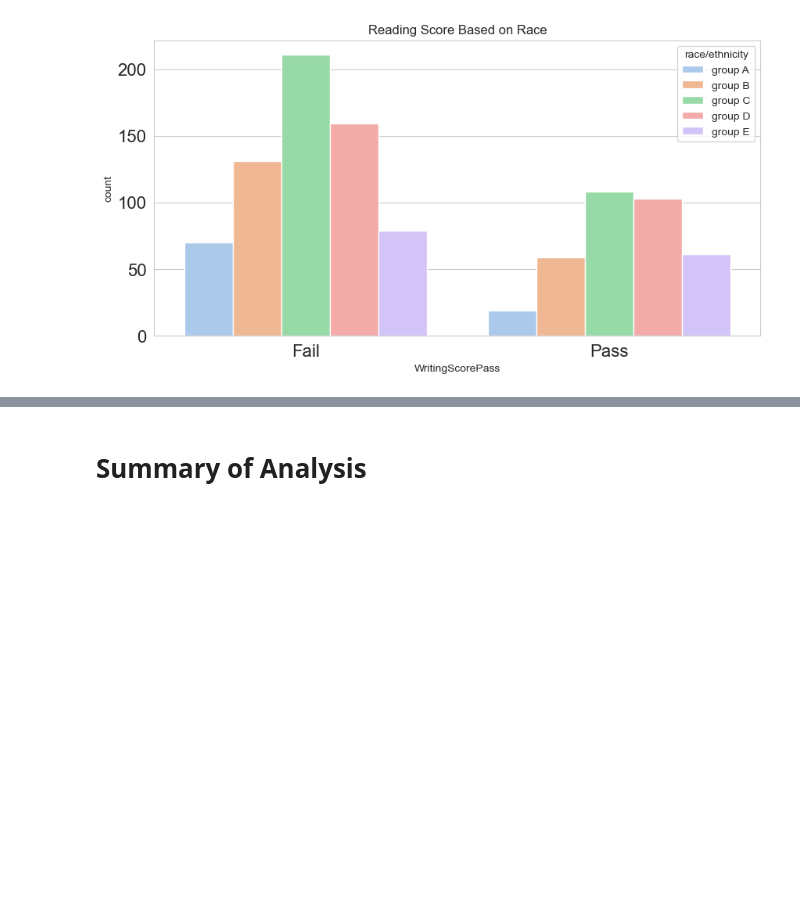
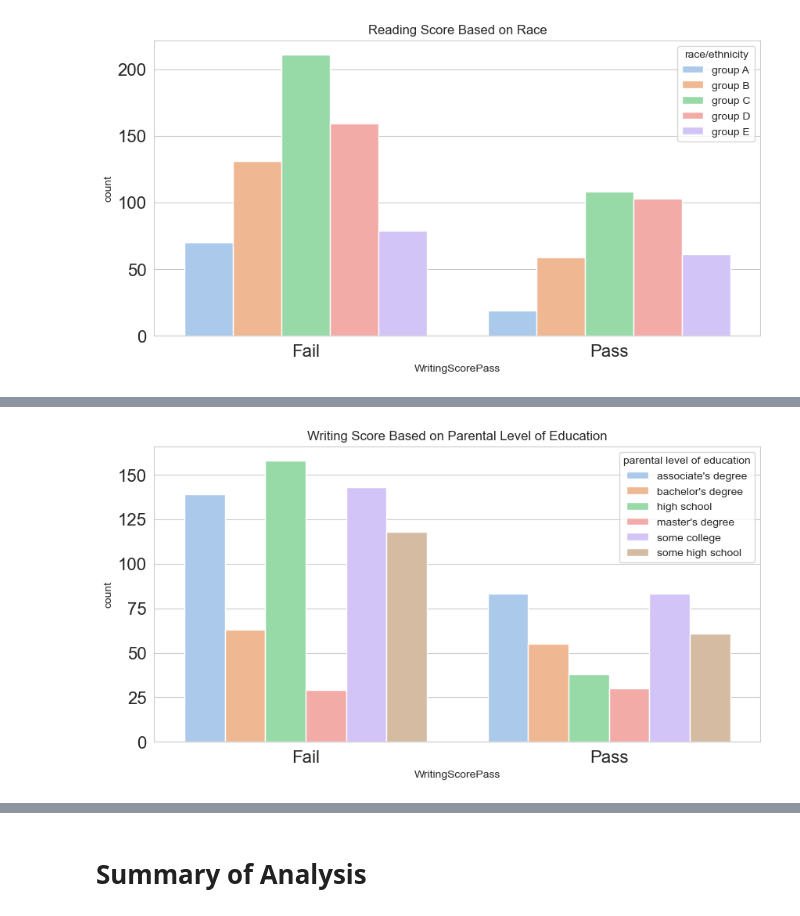
Before and after one commit to Charles2005/Student-Performance-EDA, a Jupyter notebook: Files/students_perf_eda.ipynb, the cells around one changed output, grey strips where cells are left out. Cells and saved outputs as stored; diff of their text form; code cells hidden in the pictures; blank space fills up the shorter version.

```diff
--- a/Files/students_perf_eda.ipynb
+++ b/Files/students_perf_eda.ipynb
@@ -150,0 +194,8 @@ get_count_plot(x="WritingScorePass",
+# %%
+get_count_plot(x="WritingScorePass",
+              hue=df["parental level of education"].sort_values(ascending=True),
+              data=df,
+              palette='pastel',
+              title="Writing Score Based on Parental Level of Education")
+# %% [output]
+[figure, added]
```
Also changed, not shown: parts of 29 cells of this notebook, 1 other file.
